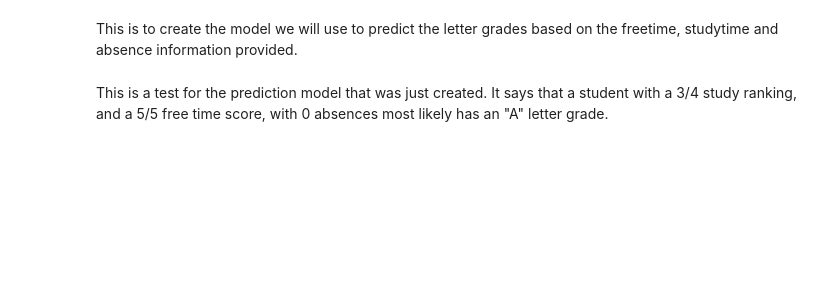
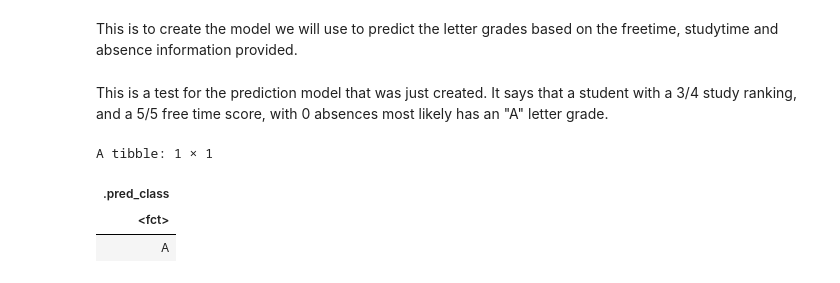
Before and after one commit to chloezandberg/dsci-100-project, a Jupyter notebook: project_final_report.ipynb, the cells around one changed output. Cells and saved outputs as stored; diff of their text form; code cells hidden in the pictures; blank space fills up the shorter version.

```diff
--- a/project_final_report.ipynb
+++ b/project_final_report.ipynb
@@ -221,7 +224,13 @@ knn_fit <- knn_spec |>
 # %% [markdown]
 This is a test for the prediction model that was just created. It says that a student with a 3/4 study ranking, and a 5/5 free time score, with 0 absences most likely has an "A" letter grade.
 # %%
-new_obs <- tibble(studytime = 3, absences = 0, freetime = 5)
+new_obs <- tibble(studytime = 3, absences = 0, freetime = 5
+                 )
 letter_prediction <- predict(knn_fit, new_obs)
 
 letter_prediction
+# %% [output]
+A tibble: 1 × 1
+| .pred_class |
+| <fct> |
+| A |
```
Also changed, not shown: parts of 2 cells of this notebook.
